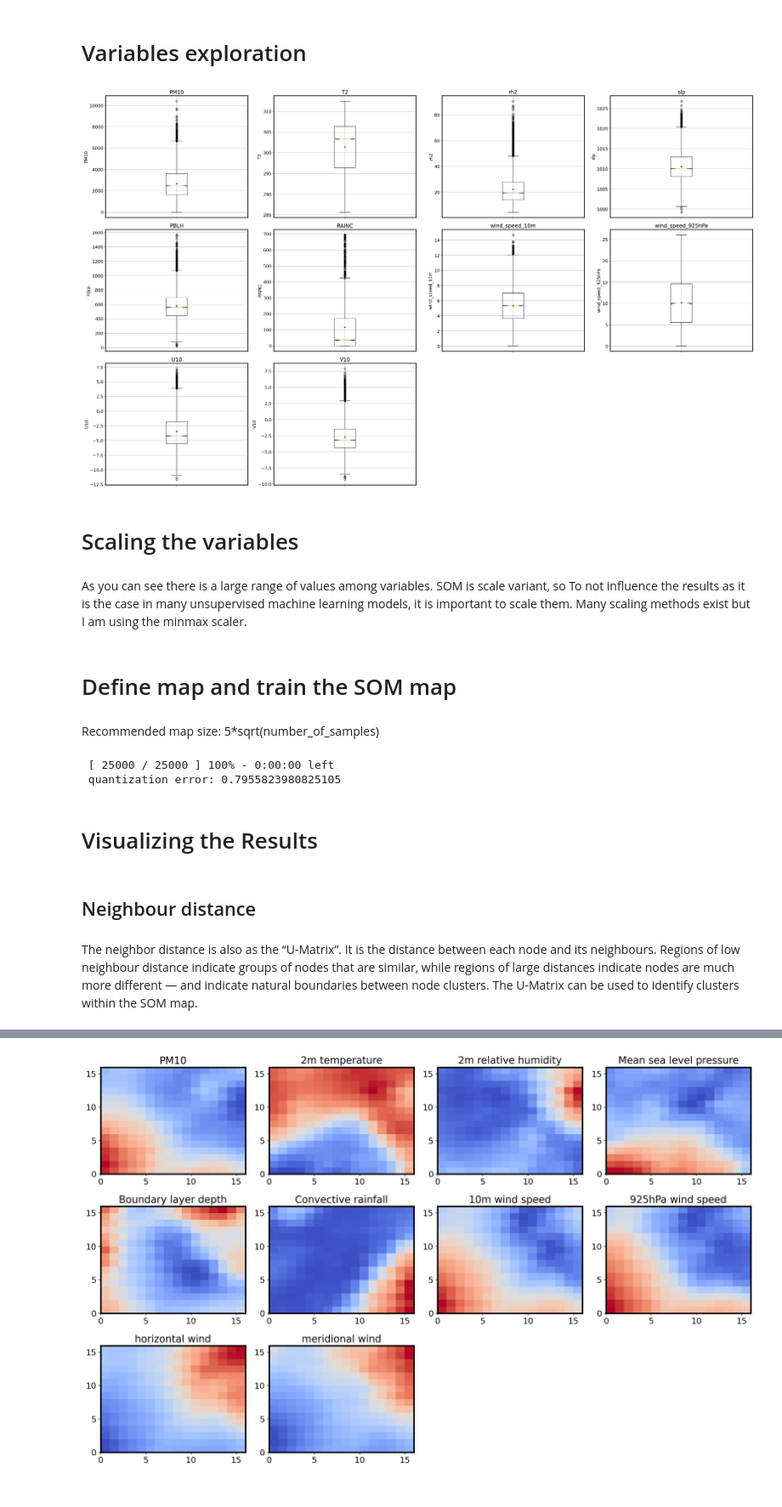
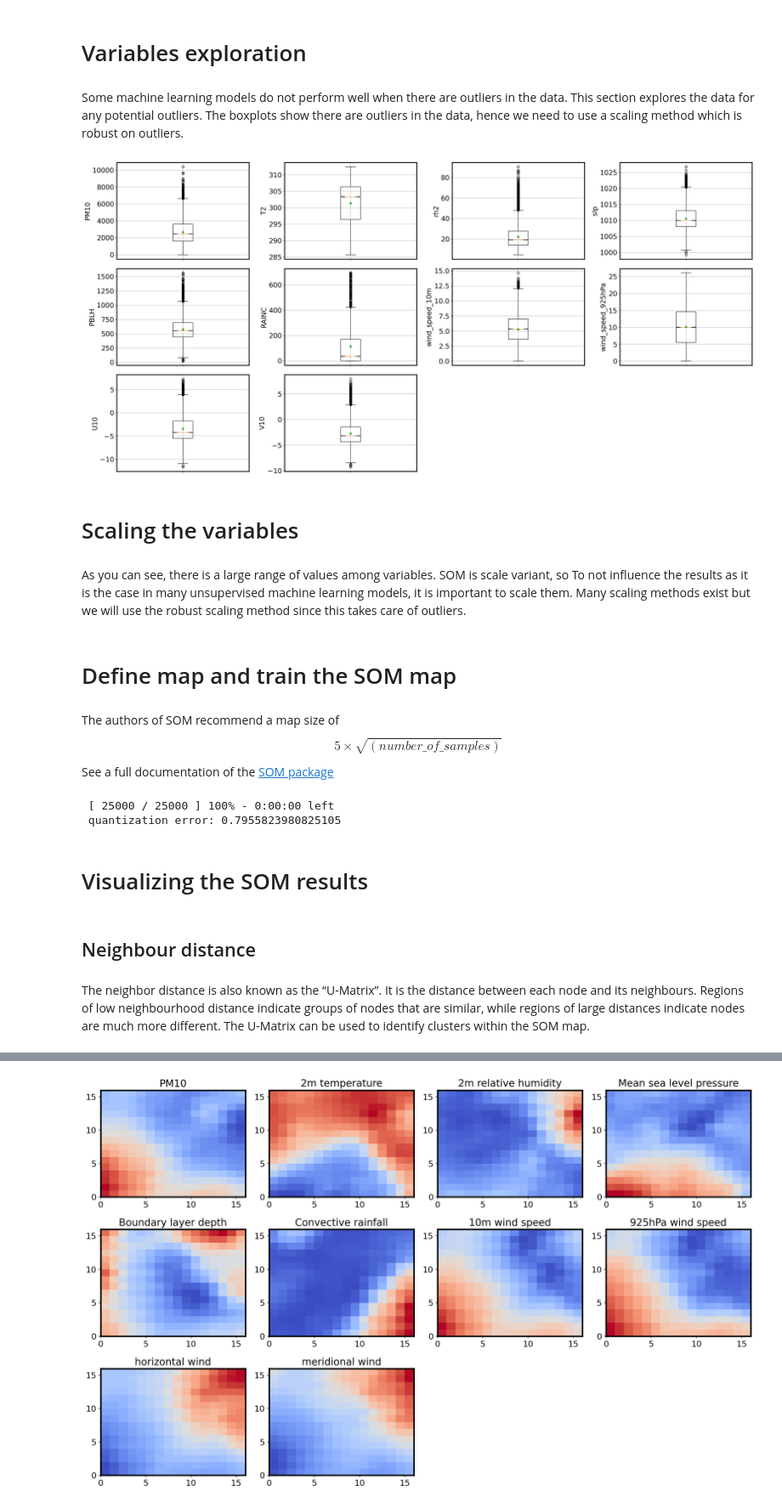
Before and after one commit to projectpythia-mystmd/dust-cookbook, a Jupyter notebook: SOM_notebook.ipynb, the cells around one changed output, grey strips where cells are left out. Shown at 85% size. Drawn from its saved outputs; the diff is of its cells as text; code cells hidden in the pictures.

```diff
--- a/SOM_notebook.ipynb
+++ b/SOM_notebook.ipynb
@@ -36,7 +48,6 @@ Requirement already satisfied: minisom in /srv/conda/envs/notebook/lib/python3.1
 # %%
 # customize figure
-import matplotlib as mpl
-mpl.rcParams['font.size'] = 14
+mpl.rcParams['font.size'] = 18
 mpl.rcParams['legend.fontsize'] = 'large'
 mpl.rcParams['figure.titlesize'] = 'large'
 mpl.rcParams['lines.linewidth'] = 2.5
@@ -89,33 +99,35 @@ dust_df_nc = dust_df_final.to_xarray()
 dust_deseas = dust_df_nc.groupby('time.dayofyear').apply(remove_time_mean).to_dataframe()
 # %% [markdown]
 # Variables exploration
+# %% [markdown]
+Some machine learning models do not perform well when there are outliers in the data. This section explores the data for any potential outliers. The boxplots show there are outliers in the data, hence we need to use a scaling method which is robust on outliers.
 # %%
-fig, ax = plt.subplots(3,4, figsize=(30,18))
+fig, ax = plt.subplots(3,4, figsize=(25,12))
 ax = ax.flatten()
 for ind, col in enumerate(feature_names):
     ax[ind].boxplot(dust_df[col].dropna(axis=0),
                     notch=True, whis=1.5,
                     showmeans=True)
     ax[ind].grid(which='minor', axis='both')
     ax[ind].set_xticklabels([''])
     ax[ind].set_ylabel(col)
-    ax[ind].set_title(col)
+    #ax[ind].set_title(col)
     ax[ind].set_facecolor('white')
     ax[ind].spines['bottom'].set_color('0.1')
     ax[ind].spines['top'].set_color('0.1')
     ax[ind].spines['right'].set_color('0.1')
     ax[ind].spines['left'].set_color('0.1')
     ax[ind].grid(True)
     ax[10].set_axis_off()
     ax[11].set_axis_off()
 fig.tight_layout()
-#plt.savefig('../../graphs/box_plots_with_outliers_deseas_mon.png')
+plt.savefig('box_plots.png')
 # %% [output]
-[figure, old version]
+[figure, new version]
 # %% [markdown]
 # Scaling the variables
 # %% [markdown]
-As you can see there is a large range of values among variables. SOM is scale variant, so To not influence the results as it is the case in many unsupervised machine learning models, it is important to scale them. Many scaling methods exist but I am using the minmax scaler.
+As you can see, there is a large range of values among variables. SOM is scale variant, so To not influence the results as it is the case in many unsupervised machine learning models, it is important to scale them. Many scaling methods exist but we will use the robust scaling method since this takes care of outliers.
 # %%
 # testing between standardization and normalization scaling
 
@@ -134,7 +146,7 @@ rob_scaled_df = rb_sc.transform(dust_df)
 # %% [markdown]
 # Define map and train the SOM map
 # %% [markdown]
-Recommended map size: 5*sqrt(number_of_samples)
+The authors of SOM recommend a map size of $$ 5\times \sqrt{(number\_of\_samples)} $$ See a full documentation of the [SOM package](https://github.com/JustGlowing/minisom/blob/master/Readme.md)
 # %%
 # training data
 train_data = rob_scaled_df
@@ -170,8 +177,8 @@ som.train(data = train_data, num_iteration = 25000,
  [ 25000 / 25000 ] 100% - 0:00:00 left
  quantization error: 0.7955823980825105
 # %% [markdown]
-# Visualizing the Results
+# Visualizing the SOM results
 # %% [markdown]
 ## Neighbour distance
 # %% [markdown]
-The neighbor distance is also as the “U-Matrix”. It is the distance between each node and its neighbours. Regions of low neighbour distance indicate groups of nodes that are similar, while regions of large distances indicate nodes are much more different — and indicate natural boundaries between node clusters. The U-Matrix can be used to identify clusters within the SOM map.
+The neighbor distance is also known as the “U-Matrix”. It is the distance between each node and its neighbours. Regions of low neighbourhood distance indicate groups of nodes that are similar, while regions of large distances indicate nodes are much more different. The U-Matrix can be used to identify clusters within the SOM map.
```
Also changed, not shown: parts of 18 cells of this notebook, 2 other files.
